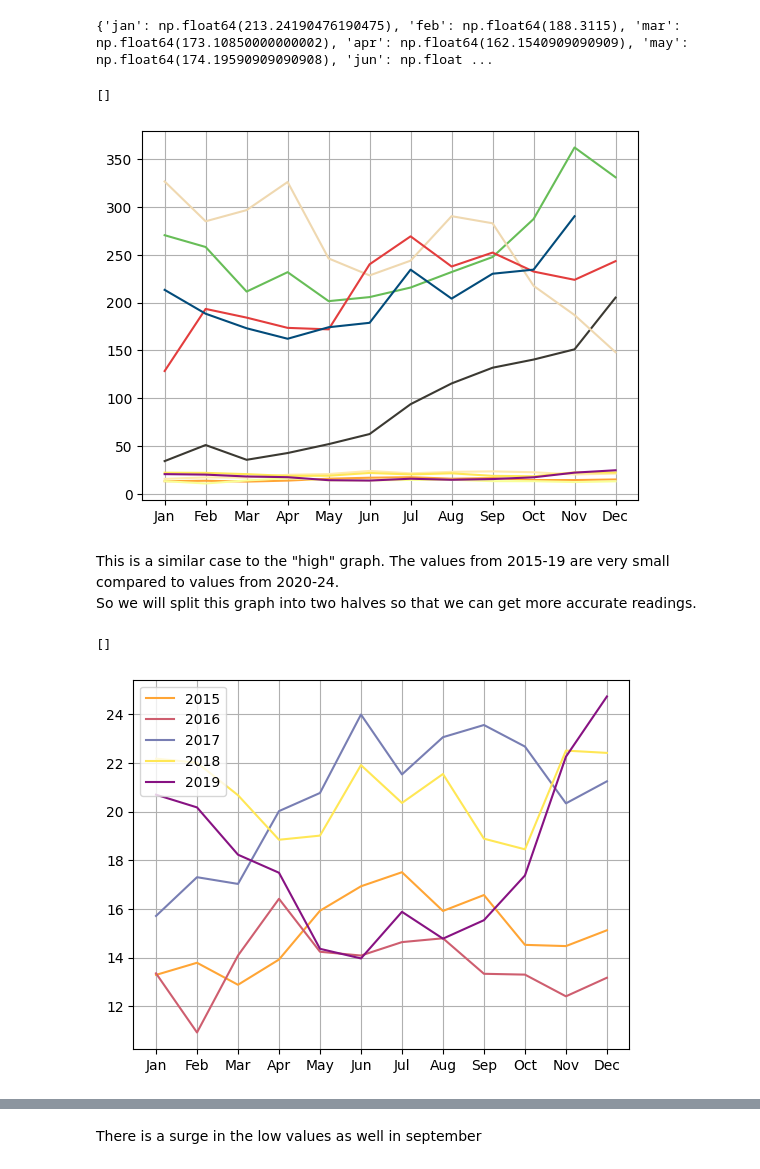
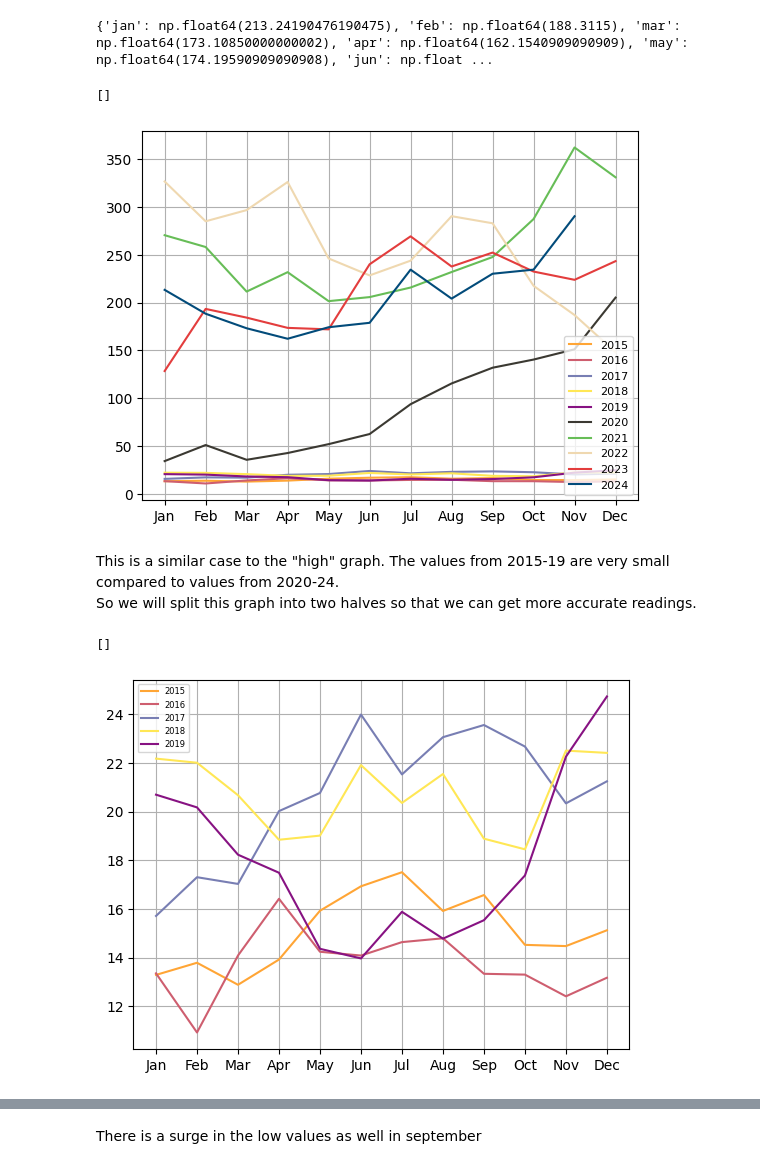
Before and after one commit to Partha-Suresh/XAI-Project, a Jupyter notebook: notebooks/Stock Regression/EDA stock regression.ipynb, the cells around one changed output, grey strips where cells are left out. Cells and saved outputs as stored; diff of their text form; code cells hidden in the pictures.

```diff
--- a/notebooks/Stock Regression/EDA stock regression.ipynb
+++ b/notebooks/Stock Regression/EDA stock regression.ipynb
@@ -177,0 +163,9 @@ plt.plot()
+# %%
+plt.xticks(range(0,12),labels=['Jan','Feb','Mar','Apr','May','Jun','Jul','Aug','Sep','Oct','Nov','Dec'])
+# plt.plot(l_2022.values(),color="#02d6d4")
+for i in range(0,len(highs)):
+    plt.plot(highs[i].values(),colors_full[i])
+plt.legend(["2015","2016","2017","2018","2019","2020","2021","2022","2023","2024"],loc="lower right",fontsize=8)
+
+plt.grid(True)
+plt.plot()
@@ -179,12 +176,11 @@ plt.plot()
 We cannot get accurate results from the above graph since there are two different high ranges, so we will split the graph into two parts to see accurately how they change
 # %%
 plt.xticks(range(0,12),labels=['Jan','Feb','Mar','Apr','May','Jun','Jul','Aug','Sep','Oct','Nov','Dec'])
-plt.plot(h_2015.values(),color="#ffa535")
-plt.plot(h_2016.values(),color="#ce5e6f")
-plt.plot(h_2017.values(),color="#787eb3")
-plt.plot(h_2018.values(),color="#ffe755")
-plt.plot(h_2019.values(),color="#871282")
+for i in range(0,5):
+    plt.plot(highs[i].values(),colors1[i])
 plt.grid(True)
+plt.legend(["2015","2016","2017","2018","2019"],loc="upper left",fontsize=6)
+# figure(figsize=(100,10))
 plt.plot()
 # %% [output]
 []
@@ -192,11 +188,11 @@ plt.plot()
 # %%
 plt.xticks(range(0,12),labels=['Jan','Feb','Mar','Apr','May','Jun','Jul','Aug','Sep','Oct','Nov','Dec'])
-plt.plot(h_2020.values(),color="#3b3932")
-plt.plot(h_2021.values(),color="#67bd57")
-plt.plot(h_2022.values(),color="#efd8b0")
-plt.plot(h_2023.values(),color="#e33d3d")
-plt.plot(h_2024.values(),color="#024b7a")
+j=0
+for i in range(5,10):
+    plt.plot(highs[i].values(),colors2[j])
+    j+=1
 plt.grid(True)
+plt.legend(["2020","2021","2022","2023","2024"],loc="lower right",fontsize=6)
 plt.plot()
 # %% [output]
 []
@@ -206,5 +202,5 @@ As we can see from the graph, there is a surge of high in september
 # %% [markdown]
 **Low month wise.csv file**
 # %%
-df2=pd.read_csv("../../data\Stock Regression\Cleaned\low month wise 2015-2024.csv")
-print(df2)
+df2=pd.read_csv("../../data/Stock Regression/Cleaned/low month wise 2015-2024.csv")
+# print(df2)
@@ -352,14 +330,15 @@ lows=[l_2015,l_2016,l_2017,l_2018,l_2019,l_2020,l_2021,l_2022,l_2023,l_2024]
 # %%
 plt.xticks(range(0,12),labels=['Jan','Feb','Mar','Apr','May','Jun','Jul','Aug','Sep','Oct','Nov','Dec'])
 # plt.plot(l_2022.values(),color="#02d6d4")
 for i in range(0,len(lows)):
     plt.plot(lows[i].values(),colors_full[i])
+plt.legend(["2015","2016","2017","2018","2019","2020","2021","2022","2023","2024"],loc="lower right",fontsize=8)
 
 plt.grid(True)
 plt.plot()
 # %% [output]
 []
-[figure, old version]
+[figure, new version]
 # %% [markdown]
 This is a similar case to the "high" graph. The values from 2015-19 are very small compared to values from 2020-24.<br>So we will split this graph into two halves so that we can get more accurate readings.
 # %%
@@ -367,12 +346,12 @@ plt.xticks(range(0,12),labels=['Jan','Feb','Mar','Apr','May','Jun','Jul','Aug','
 for i in range(0,5):
     plt.plot(lows[i].values(),colors1[i])
 plt.grid(True)
-plt.legend(["2015","2016","2017","2018","2019"],loc="upper left")
+plt.legend(["2015","2016","2017","2018","2019"],loc="upper left",fontsize=6)
 # figure(figsize=(100,10))
 plt.plot()
 # %% [output]
 []
-[figure, old version]
+[figure, new version]
 # %%
 plt.xticks(range(0,12),labels=['Jan','Feb','Mar','Apr','May','Jun','Jul','Aug','Sep','Oct','Nov','Dec'])
 j=0
```
Also changed, not shown: parts of 7 cells of this notebook.
